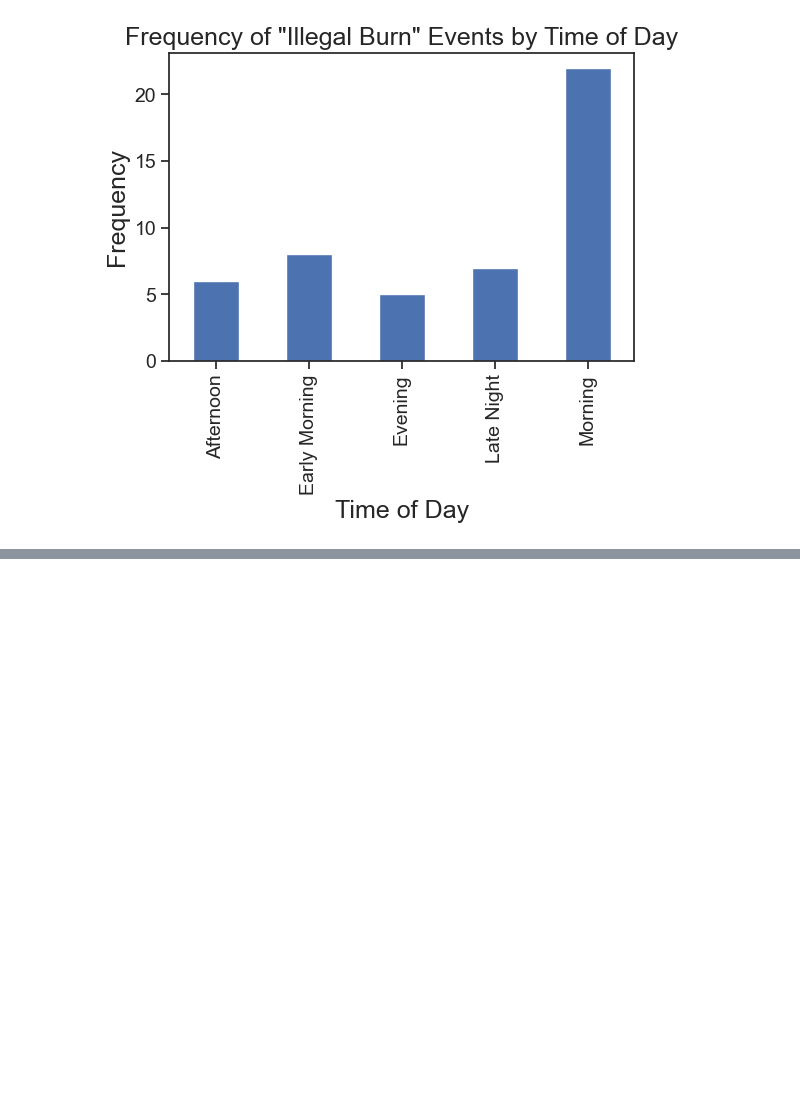
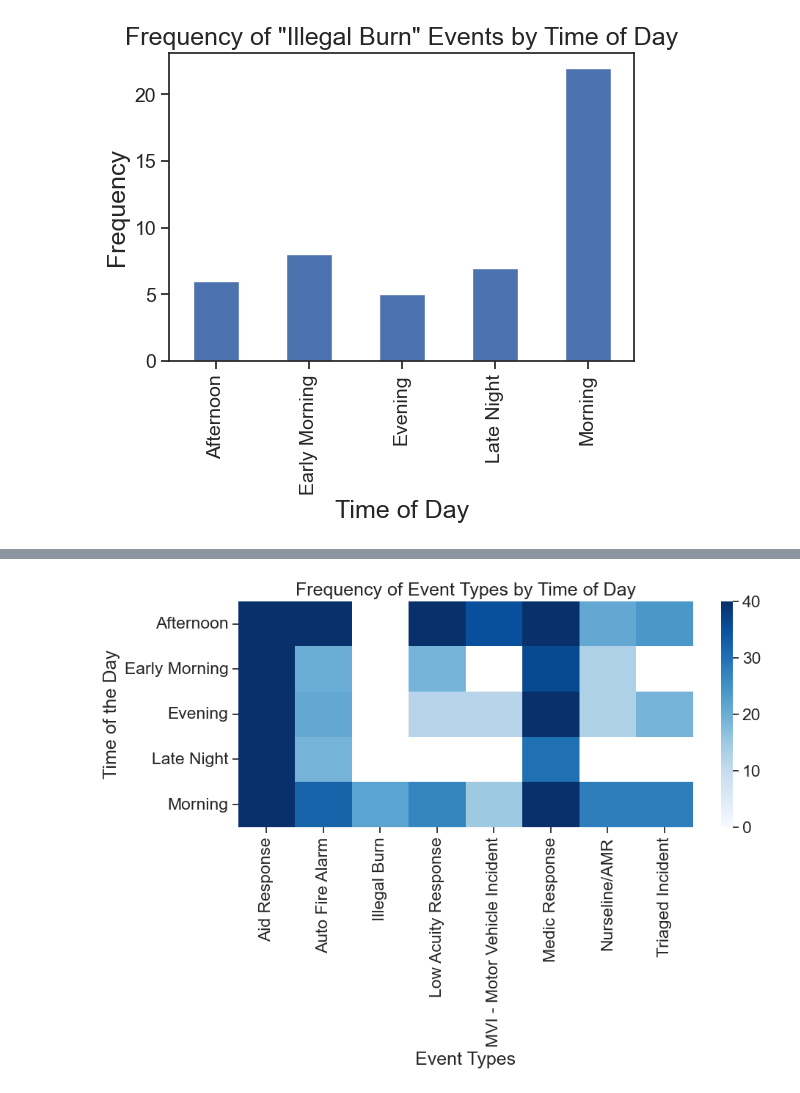
Before and after one commit to trcream/MachineLearningSeattleCrimeData, a Jupyter notebook: CS5100_Final_Project.ipynb, the cells around one changed output, grey strips where cells are left out. Cells and saved outputs as stored; diff of their text form; code cells hidden in the pictures; blank space fills up the shorter version.

```diff
--- a/CS5100_Final_Project.ipynb
+++ b/CS5100_Final_Project.ipynb
@@ -549,3 +572,20 @@ plt.show()
+# %%
+import seaborn as sea
+
+df = pd.DataFrame(data, columns=headings)
+
+# Heatmap of some of the top events
+df_counts = df.groupby(['Time of the Day', 'Type']).size().nlargest(30).unstack()
+
+# Created a heat map - had to adjust parameters to get less frequent events to show
+plt.figure(figsize=(10, 4))
+sea.heatmap(df_counts, cmap='Blues', vmin=0, vmax=40)
+plt.title('Frequency of Event Types by Time of Day')
+plt.xlabel('Event Types')
+plt.ylabel('Time of the Day')
+plt.show()
+# %% [output]
+[figure, added]
 # %% [markdown]
 ## Reflection
 
```
Also changed, not shown: parts of 2 cells of this notebook, 3 other files.
